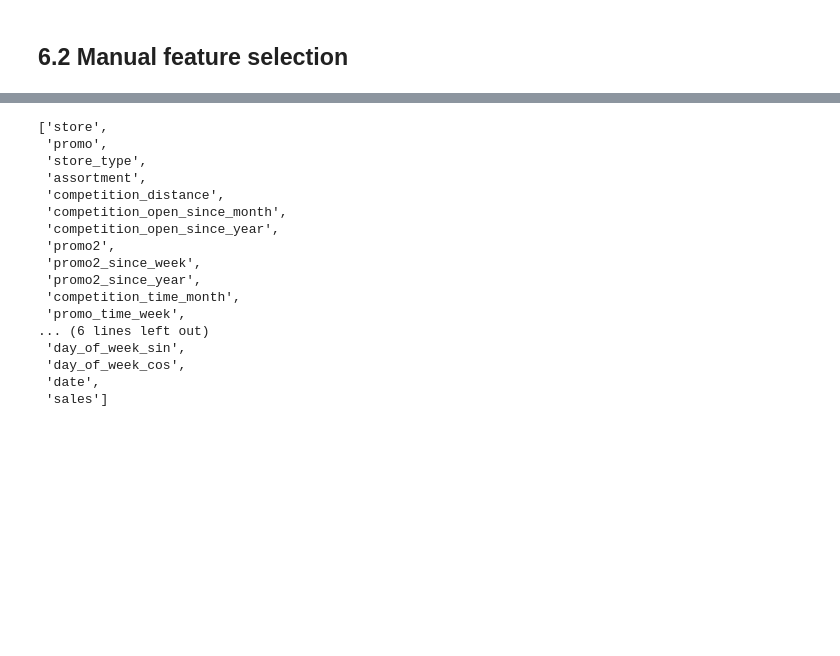
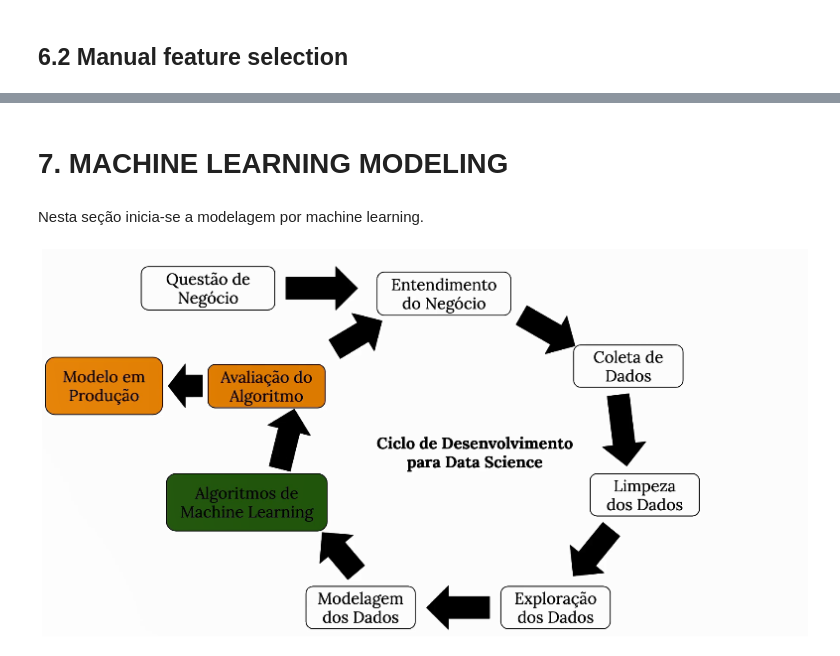
Before and after one commit to renato-favarin/ds_em_producao, a Jupyter notebook: ds_em_producao.ipynb, the cells around one changed output, grey strips where cells are left out. Cells and saved outputs as stored; diff of their text form; code cells hidden in the pictures; blank space fills up the shorter version.

```diff
--- a/ds_em_producao.ipynb
+++ b/ds_em_producao.ipynb
@@ -1594,20 +1654,8 @@ cols_selected_boruta_with_extra.extend(['date','sales'])
-# %%
-cols_selected_boruta_with_extra
-# %% [output]
-['store',
- 'promo',
- 'store_type',
- 'assortment',
- 'competition_distance',
- 'competition_open_since_month',
- 'competition_open_since_year',
- 'promo2',
- 'promo2_since_week',
- 'promo2_since_year',
- 'competition_time_month',
- 'promo_time_week',
-... (6 lines left out)
- 'day_of_week_sin',
- 'day_of_week_cos',
- 'date',
- 'sales']
+# %% [markdown]
+# 7. MACHINE LEARNING MODELING
+# %% [markdown]
+Nesta seção inicia-se a modelagem por machine learning.
+# %%
+Image("img/crisp3.png")
+# %% [output]
+[figure, added]
```
Also changed, not shown: parts of 27 cells of this notebook, 1 other file.
